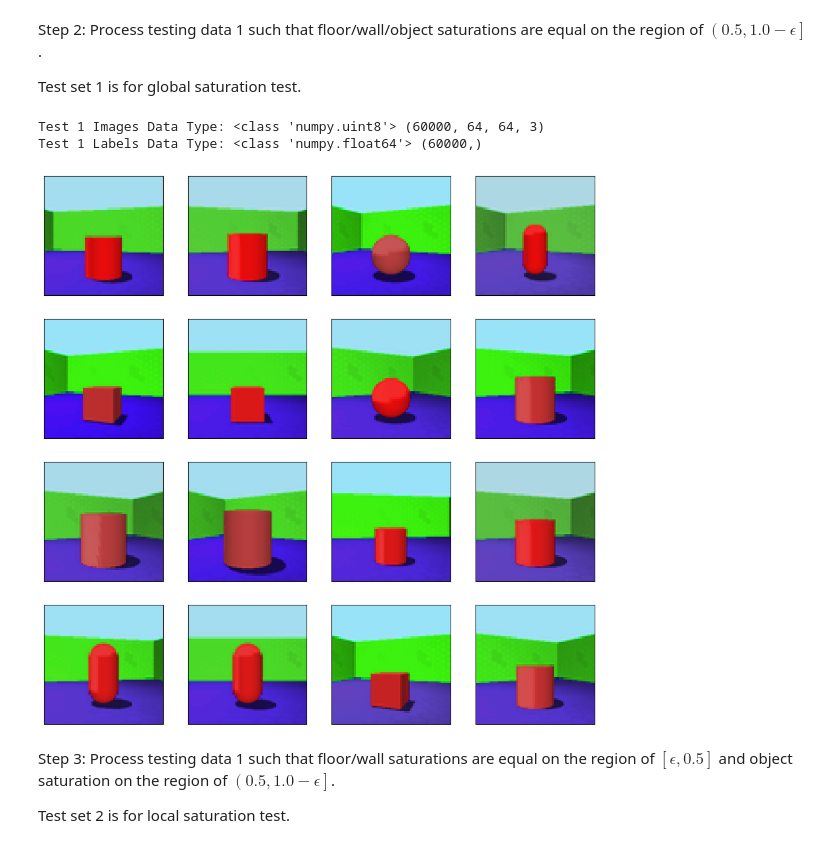
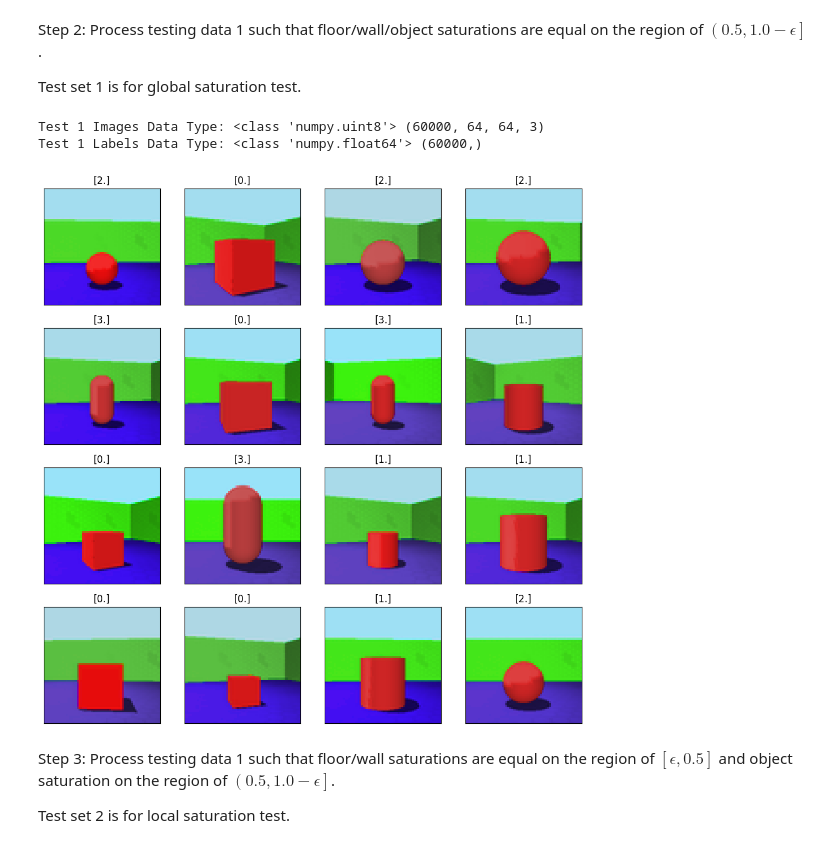
Before and after one commit to yy0555/SaturationShifted3dshapes, a Jupyter notebook: 3dshapes_saturation.ipynb, the cells around one changed output. Cells and saved outputs as stored; diff of their text form; code cells hidden in the pictures.

Commit message:
Added Test for Color Distribution

```diff
--- a/3dshapes_saturation.ipynb
+++ b/3dshapes_saturation.ipynb
@@ -8,7 +8,7 @@ np.set_printoptions(suppress=True)
 images = np.load("3dshapesfiltered.npy")
 labels = np.load("3dshapeslabel.npy")
 # Define visualisation function from https://github.com/google-deepmind/3d-shapes
-def show_images_grid(images, num_samples, num_images=25, random=False):
+def show_images_grid(images, labels, num_samples, num_images=25, random=False):
     ncols = int(np.ceil(num_images**0.5))
     nrows = int(np.ceil(num_images / ncols))
     _, axes = plt.subplots(ncols, nrows, figsize=(nrows*3, ncols*3))
@@ -18,14 +18,16 @@ def show_images_grid(images, num_samples, num_images=25, random=False):
             if random:
                 ax_i = np.random.choice(num_samples, 1)
                 ax.imshow((images[int(ax_i[0])]/255.0).astype(np.float32), cmap='Greys_r', interpolation='nearest')
+                ax.title.set_text(str(labels[ax_i]))
             else:
                 ax.imshow((images[ax_i]/255.0).astype(np.float32), cmap='Greys_r', interpolation='nearest')
+                ax.title.set_text(str(labels[ax_i]))
             ax.set_xticks([])
             ax.set_yticks([])
         else:
             ax.axis('off')
 # Sanity check loaded images
-show_images_grid(images, num_samples=480, num_images=4, random=True)
+show_images_grid(images, labels, num_samples=480, num_images=4, random=True)
 # Sanity check datatype
 print("Images Data Type:", type(images[0][0][0][0]), images.shape)
 print("Labels Data Type:", type(labels[0]), labels.shape)
@@ -140,36 +142,36 @@ for i in tqdm(range(num_bases)):
                 s[mask_object_2==255] = np.uint8((0.5 + 0.8/(2*(num_shift-1))*j_object)*255)
                 # Create green mask on wall
                 mask_wall = cv2.inRange(target_image, np.array([70/2, 0, 0]), np.array([200/2, 255, 255]))
                 # Change value of saturation channel for red object
                 s[mask_wall==255] = np.uint8((0.5 + 0.8/(2*(num_shift-1))*j_wall)*255)
                 # Create blue mask on floor
                 mask_floor = cv2.inRange(target_image, np.array([220/2, 0, 0]), np.array([280/2, 255, 255]))
                 # Change value of saturation channel for red object
                 s[mask_floor==255] = np.uint8((0.5 + 0.8/(2*(num_shift-1))*j_floor)*255)
 
                 # Merge HSV back into target image
                 target_image = cv2.merge([h, l, s])
                 # Convert image from HLS color space to RGB color space
                 target_image = cv2.cvtColor(target_image, cv2.COLOR_HLS2BGR)
                 # Convert image from HLS color space to RGB color space
                 target_image = cv2.cvtColor(target_image, cv2.COLOR_BGR2RGB)
                 # Save saturation shifted image
                 images_test_1[idx, :, :, :] = target_image
                 # Save saturation shifted label
                 labels_test_1[idx] = target_label
                 # Update index
                 idx += 1
 # Sanity check datatype
 print("Test 1 Images Data Type:", type(images_test_1[0][0][0][0]), images_test_1.shape)
 print("Test 1 Labels Data Type:", type(labels_test_1[0]), labels_test_1.shape)
 # Visualise saturation shifted images
-show_images_grid(images_test_1, num_samples=num_bases*num_shift*num_shift*num_shift, num_images=16, random=True)
+show_images_grid(images_test_1, labels_test_1, num_samples=num_bases*num_shift*num_shift*num_shift, num_images=16, random=True)
 # Save training data
-np.savez("3dshapes_satshifted_test_1.npz", images=images_test_1, labels=labels_test_1)
+# np.savez("3dshapes_satshifted_test_1.npz", images=images_test_1, labels=labels_test_1)
 # %% [output]
 Test 1 Images Data Type: <class 'numpy.uint8'> (60000, 64, 64, 3)
 Test 1 Labels Data Type: <class 'numpy.float64'> (60000,)
-[figure, old version]
+[figure, new version]
 # %% [markdown]
 Step 3: Process testing data 1 such that floor/wall saturations are equal on the region of $\left[\epsilon, 0.5\right]$ and object saturation on the region of $\left(0.5, 1.0-\epsilon\right]$.
 
```
Also changed, not shown: parts of 9 cells of this notebook, 4 other files.
